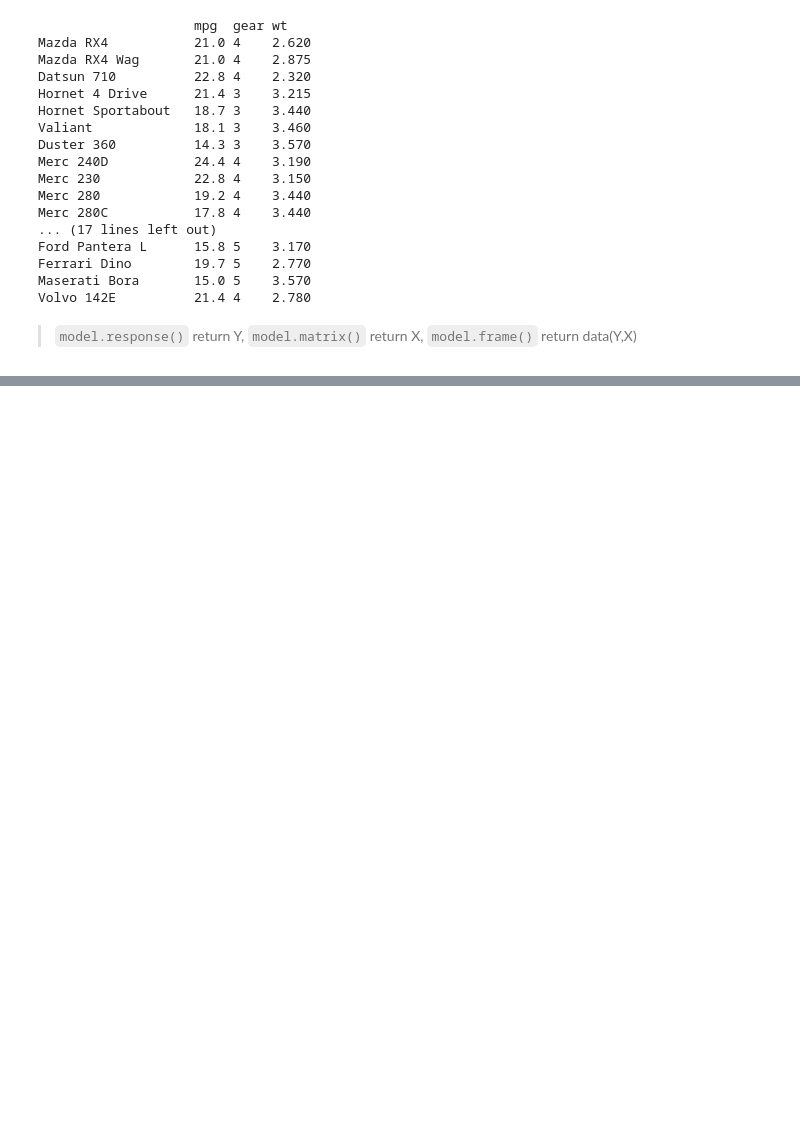
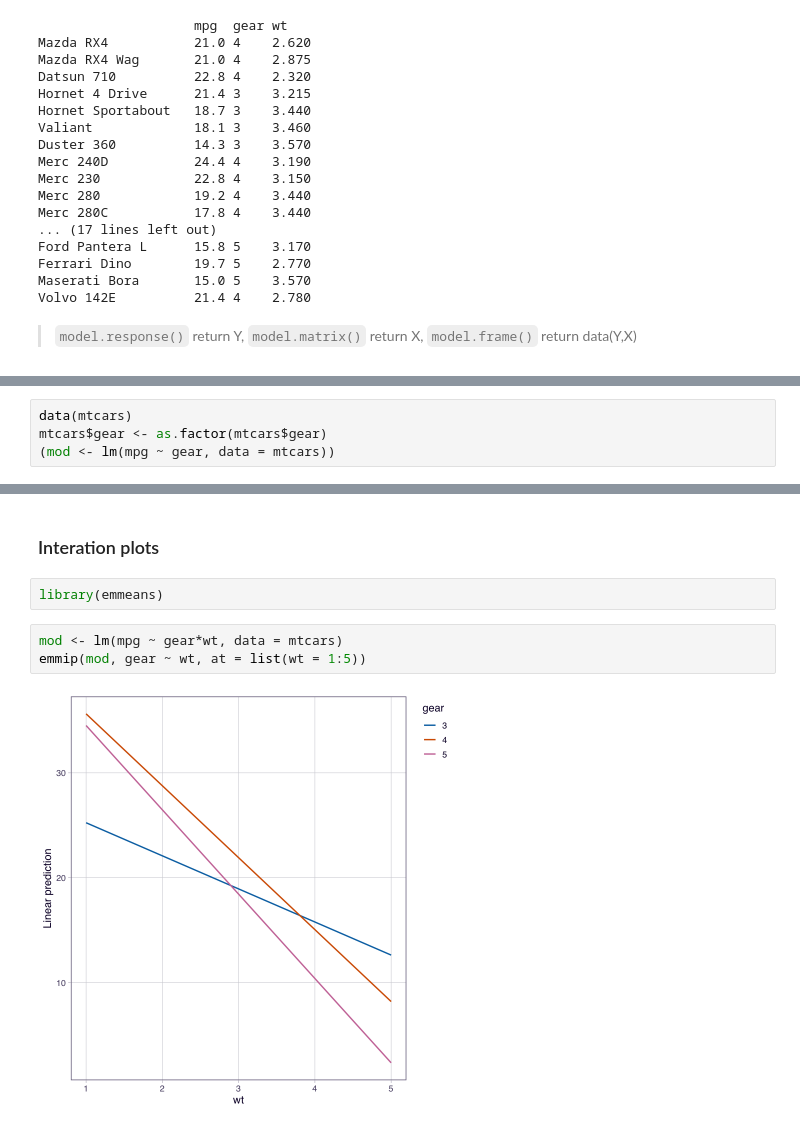
Before and after one commit to GooseberryOwO/DATASCI-506, a Jupyter notebook: notes.ipynb, the cells around one changed output, grey strips where cells are left out. Cells and saved outputs as stored; diff of their text form; blank space fills up the shorter version.

```diff
--- a/notes.ipynb
+++ b/notes.ipynb
@@ -637,0 +670,4 @@ Volvo 142E          21.4 4    2.780
+# %%
+data(mtcars)
+mtcars$gear <- as.factor(mtcars$gear)
+(mod <- lm(mpg ~ gear, data = mtcars))
@@ -637,0 +714,9 @@ Volvo 142E          21.4 4    2.780
+# %% [markdown]
+### Interation plots
+# %%
+library(emmeans)
+# %%
+mod <- lm(mpg ~ gear*wt, data = mtcars)
+emmip(mod, gear ~ wt, at = list(wt = 1:5))
+# %% [output]
+[figure, added]
```
Also changed, not shown: parts of 38 cells of this notebook, 4 other files.
